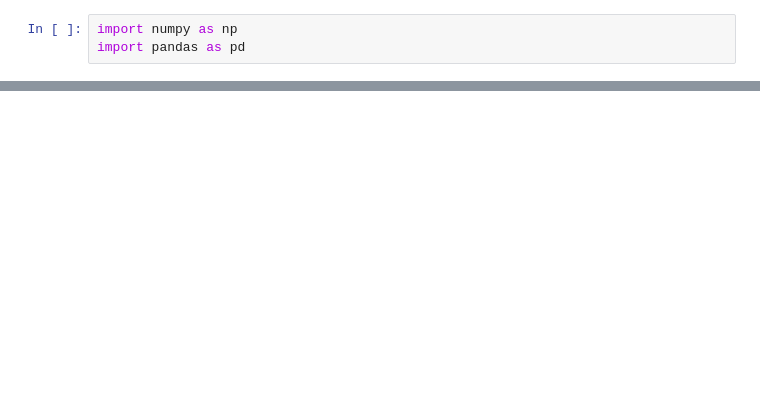
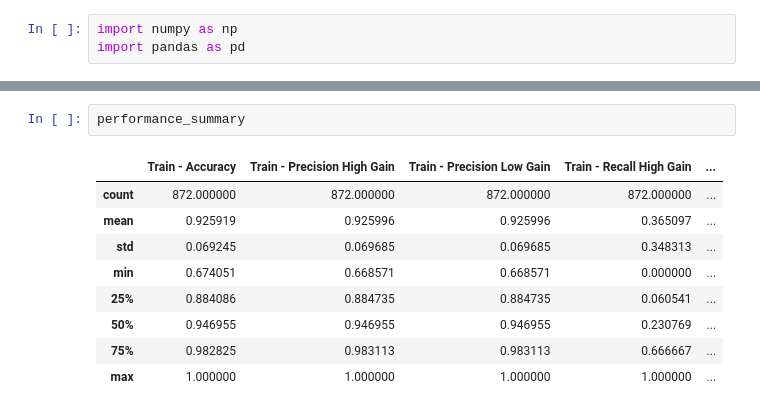
Before and after one commit to wfcnub/stocknub, a Jupyter notebook: analysis.ipynb, the cells around one changed output, grey strips where cells are left out. Cells and saved outputs as stored; diff of their text form; blank space fills up the shorter version.

```diff
--- a/analysis.ipynb
+++ b/analysis.ipynb
@@ -107,0 +83,12 @@ merged_lose_data
+# %%
+performance_summary
+# %% [output]
+|  | Train - Accuracy | Train - Precision High Gain | Train - Precision Low Gain | Train - Recall High Gain | ... |
+| count | 872.000000 | 872.000000 | 872.000000 | 872.000000 | ... |
+| mean | 0.925919 | 0.925996 | 0.925996 | 0.365097 | ... |
+| std | 0.069245 | 0.069685 | 0.069685 | 0.348313 | ... |
+| min | 0.674051 | 0.668571 | 0.668571 | 0.000000 | ... |
+| 25% | 0.884086 | 0.884735 | 0.884735 | 0.060541 | ... |
+| 50% | 0.946955 | 0.946955 | 0.946955 | 0.230769 | ... |
+| 75% | 0.982825 | 0.983113 | 0.983113 | 0.666667 | ... |
+| max | 1.000000 | 1.000000 | 1.000000 | 1.000000 | ... |
```
Also changed, not shown: parts of 21 cells of this notebook, 3 other files.
